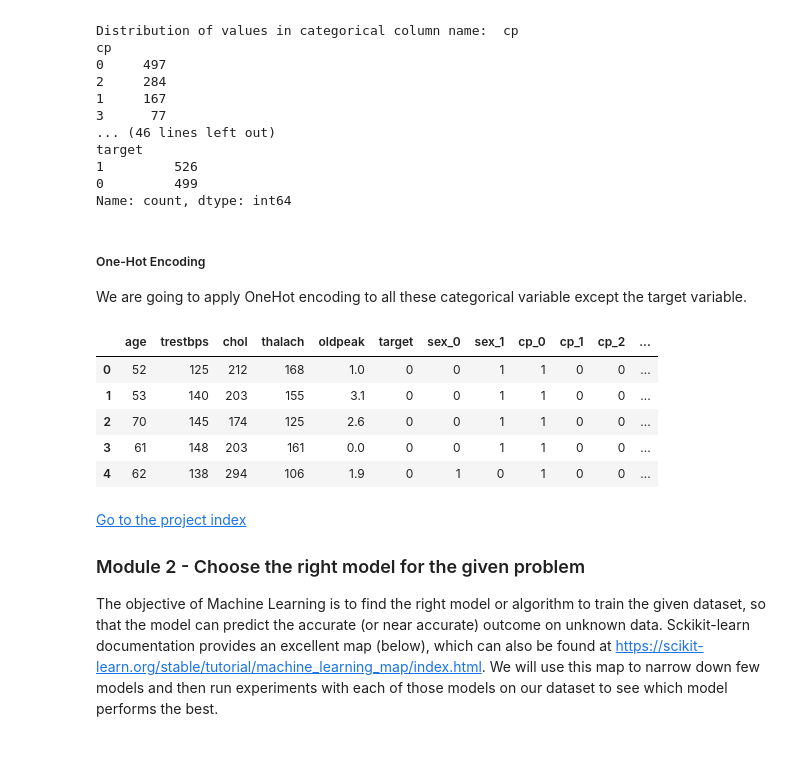
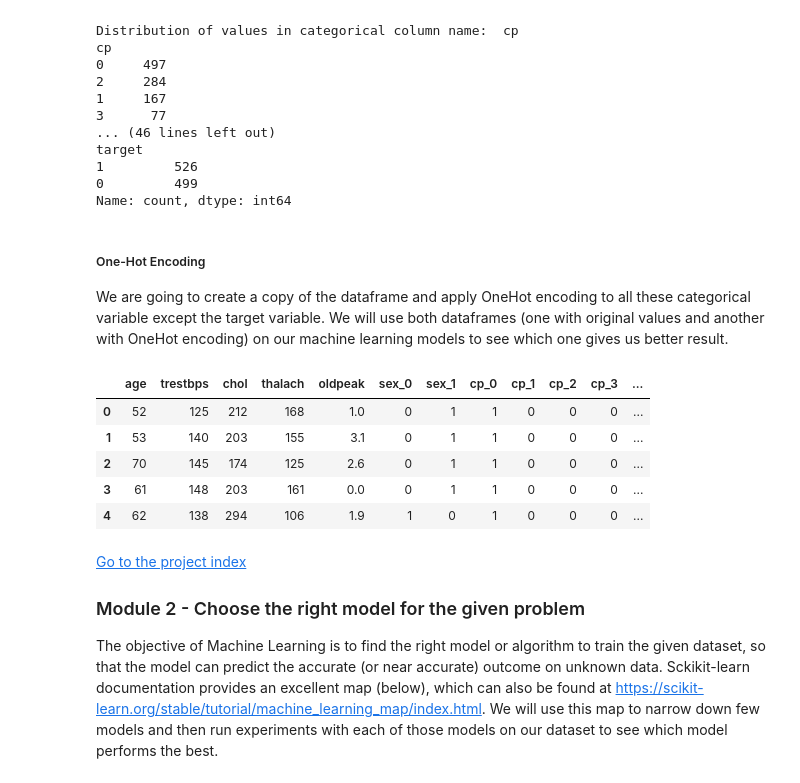
Before and after one commit to GoAshim/Machine-Learning, a Jupyter notebook: Classification/Machine Learning Project - Predict Heart Disease.ipynb, the cells around one changed output. Drawn from its saved outputs; the diff is of its cells as text; code cells hidden in the pictures; blank space fills up the shorter version.

```diff
--- a/Classification/Machine Learning Project - Predict Heart Disease.ipynb
+++ b/Classification/Machine Learning Project - Predict Heart Disease.ipynb
@@ -240,18 +301,25 @@ Name: count, dtype: int64
 # %% [markdown]
 ##### One-Hot Encoding
 
-We are going to apply OneHot encoding to all these categorical variable except the target variable.
+We are going to create a copy of the dataframe and apply OneHot encoding to all these categorical variable except the target variable. We will use both dataframes (one with original values and another with OneHot encoding) on our machine learning models to see which one gives us better result.
 # %%
 pd.options.display.max_columns=None
+
+cat_cols = [1,2,5,6,8,10,11,12,13]
+cat_col_names = []
+for i in cat_cols:
+    cat_col_names.append(hd_v1.columns[i])
+
 hd_v2 = pd.get_dummies(hd_v1, columns=cat_col_names, dtype='int')
+
 hd_v2.head()
 # %% [output]
-|  | age | trestbps | chol | thalach | oldpeak | target | sex_0 | sex_1 | cp_0 | cp_1 | cp_2 | ... |
-| 0 | 52 | 125 | 212 | 168 | 1.0 | 0 | 0 | 1 | 1 | 0 | 0 | ... |
-| 1 | 53 | 140 | 203 | 155 | 3.1 | 0 | 0 | 1 | 1 | 0 | 0 | ... |
-| 2 | 70 | 145 | 174 | 125 | 2.6 | 0 | 0 | 1 | 1 | 0 | 0 | ... |
-| 3 | 61 | 148 | 203 | 161 | 0.0 | 0 | 0 | 1 | 1 | 0 | 0 | ... |
-| 4 | 62 | 138 | 294 | 106 | 1.9 | 0 | 1 | 0 | 1 | 0 | 0 | ... |
+|  | age | trestbps | chol | thalach | oldpeak | sex_0 | sex_1 | cp_0 | cp_1 | cp_2 | cp_3 | ... |
+| 0 | 52 | 125 | 212 | 168 | 1.0 | 0 | 1 | 1 | 0 | 0 | 0 | ... |
+| 1 | 53 | 140 | 203 | 155 | 3.1 | 0 | 1 | 1 | 0 | 0 | 0 | ... |
+| 2 | 70 | 145 | 174 | 125 | 2.6 | 0 | 1 | 1 | 0 | 0 | 0 | ... |
+| 3 | 61 | 148 | 203 | 161 | 0.0 | 0 | 1 | 1 | 0 | 0 | 0 | ... |
+| 4 | 62 | 138 | 294 | 106 | 1.9 | 1 | 0 | 1 | 0 | 0 | 0 | ... |
 # %% [markdown]
 [Go to the project index](#p)
 
```
Also changed, not shown: parts of 9 cells of this notebook.
